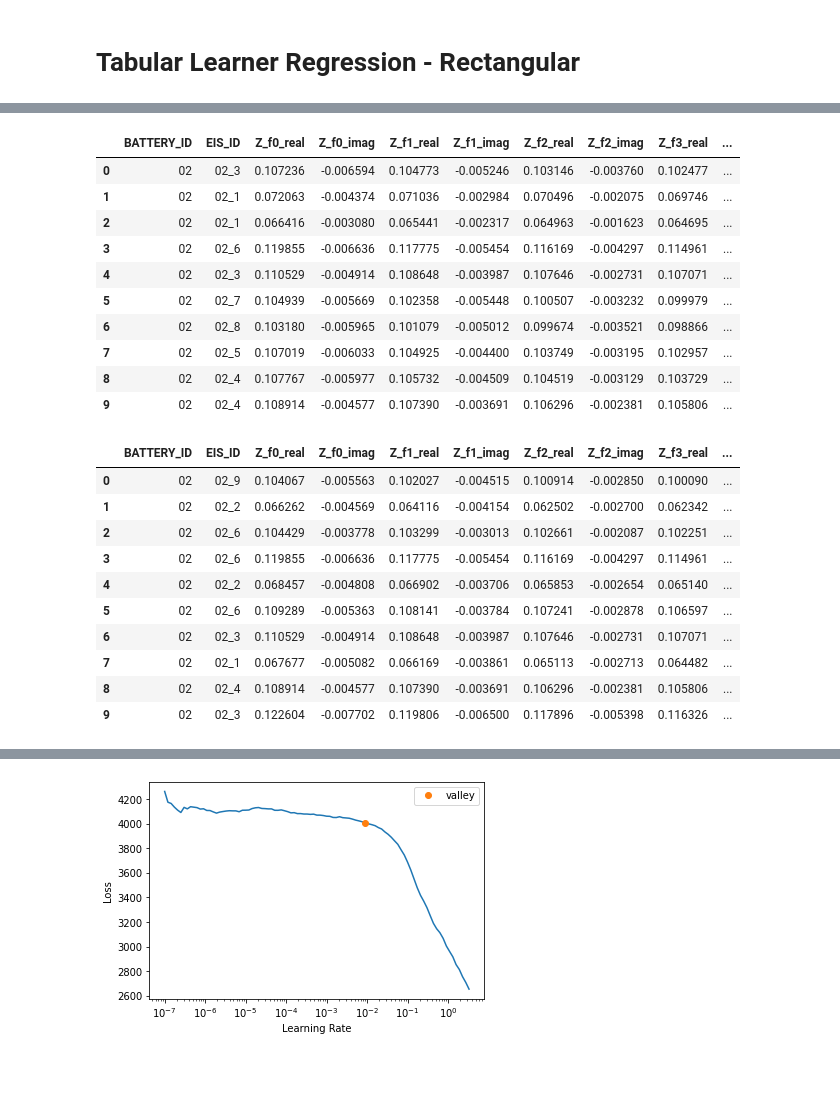
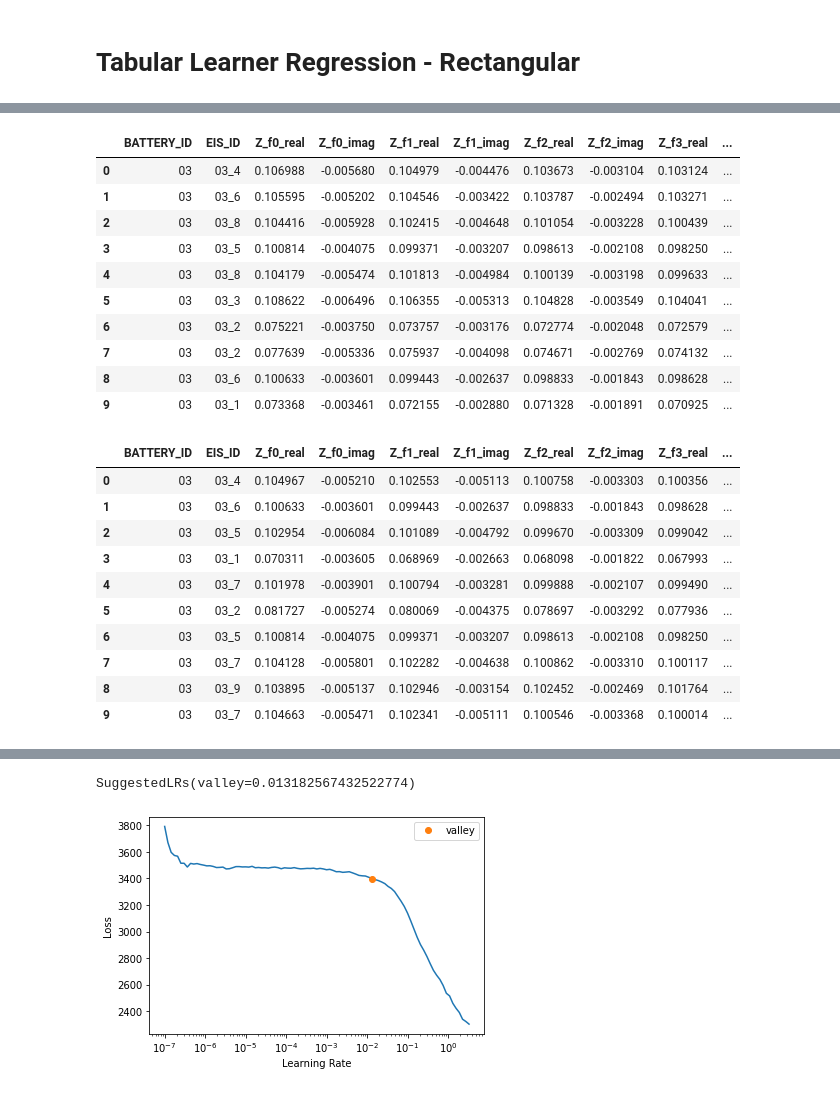
Before and after one commit to electrical-and-electronic-measurement/ml-4-measurement, a Jupyter notebook: notebooks/EIS_tabular_regression.ipynb, the cells around one changed output, grey strips where cells are left out. Drawn from its saved outputs; the diff is of its cells as text; code cells hidden in the pictures.

```diff
--- a/notebooks/EIS_tabular_regression.ipynb
+++ b/notebooks/EIS_tabular_regression.ipynb
@@ -41,5 +46,5 @@ config['DATASETS_DIR'] = config['ROOT_DIR']+"/datasets/EIS-vs-SOC-May2022"
 config['soc_list']=['100','090','080','070','060','050','040','030','020','010']
 
 # Data acquition file to load from dateset folder
-battery_list=["02_1","02_2","02_3","02_4","02_5","02_6","02_7","02_8","02_9"]
+battery_list=["03_1","03_2","03_3","03_4","03_5","03_6","03_7","03_8","03_9"]
 dataset,feature_col_names=load_soc_dataset(battery_list,config["soc_list"],config['DATASETS_DIR'])
@@ -72,7 +118,7 @@ for feat_name in feature_col_names:
 splits = RandomSplitter(valid_pct=0.2)(range_of(dataset_polar))
 # %%
 #Path / default location for saving/loading models
-path = '.models'
+path = '../models'
 
 #The dependent variable/target
 dep_var = 'SOC_float'
@@ -172,38 +271,40 @@ dls.show_batch()
 learn = tabular_learner(dls, layers=[300,200, 100, 50],metrics= rmse)
 # %% [output]
 |  | BATTERY_ID | EIS_ID | Z_f0_real | Z_f0_imag | Z_f1_real | Z_f1_imag | Z_f2_real | Z_f2_imag | Z_f3_real | ... |
-| 0 | 02 | 02_3 | 0.107236 | -0.006594 | 0.104773 | -0.005246 | 0.103146 | -0.003760 | 0.102477 | ... |
-| 1 | 02 | 02_1 | 0.072063 | -0.004374 | 0.071036 | -0.002984 | 0.070496 | -0.002075 | 0.069746 | ... |
-| 2 | 02 | 02_1 | 0.066416 | -0.003080 | 0.065441 | -0.002317 | 0.064963 | -0.001623 | 0.064695 | ... |
-| 3 | 02 | 02_6 | 0.119855 | -0.006636 | 0.117775 | -0.005454 | 0.116169 | -0.004297 | 0.114961 | ... |
-| 4 | 02 | 02_3 | 0.110529 | -0.004914 | 0.108648 | -0.003987 | 0.107646 | -0.002731 | 0.107071 | ... |
-| 5 | 02 | 02_7 | 0.104939 | -0.005669 | 0.102358 | -0.005448 | 0.100507 | -0.003232 | 0.099979 | ... |
-| 6 | 02 | 02_8 | 0.103180 | -0.005965 | 0.101079 | -0.005012 | 0.099674 | -0.003521 | 0.098866 | ... |
-| 7 | 02 | 02_5 | 0.107019 | -0.006033 | 0.104925 | -0.004400 | 0.103749 | -0.003195 | 0.102957 | ... |
-| 8 | 02 | 02_4 | 0.107767 | -0.005977 | 0.105732 | -0.004509 | 0.104519 | -0.003129 | 0.103729 | ... |
-| 9 | 02 | 02_4 | 0.108914 | -0.004577 | 0.107390 | -0.003691 | 0.106296 | -0.002381 | 0.105806 | ... |
+| 0 | 03 | 03_4 | 0.106988 | -0.005680 | 0.104979 | -0.004476 | 0.103673 | -0.003104 | 0.103124 | ... |
+| 1 | 03 | 03_6 | 0.105595 | -0.005202 | 0.104546 | -0.003422 | 0.103787 | -0.002494 | 0.103271 | ... |
+| 2 | 03 | 03_8 | 0.104416 | -0.005928 | 0.102415 | -0.004648 | 0.101054 | -0.003228 | 0.100439 | ... |
+| 3 | 03 | 03_5 | 0.100814 | -0.004075 | 0.099371 | -0.003207 | 0.098613 | -0.002108 | 0.098250 | ... |
+| 4 | 03 | 03_8 | 0.104179 | -0.005474 | 0.101813 | -0.004984 | 0.100139 | -0.003198 | 0.099633 | ... |
+| 5 | 03 | 03_3 | 0.108622 | -0.006496 | 0.106355 | -0.005313 | 0.104828 | -0.003549 | 0.104041 | ... |
+| 6 | 03 | 03_2 | 0.075221 | -0.003750 | 0.073757 | -0.003176 | 0.072774 | -0.002048 | 0.072579 | ... |
+| 7 | 03 | 03_2 | 0.077639 | -0.005336 | 0.075937 | -0.004098 | 0.074671 | -0.002769 | 0.074132 | ... |
+| 8 | 03 | 03_6 | 0.100633 | -0.003601 | 0.099443 | -0.002637 | 0.098833 | -0.001843 | 0.098628 | ... |
+| 9 | 03 | 03_1 | 0.073368 | -0.003461 | 0.072155 | -0.002880 | 0.071328 | -0.001891 | 0.070925 | ... |
 # %%
 dls = to.dataloaders(bs=64)
 dls.show_batch()
 # %% [output]
 |  | BATTERY_ID | EIS_ID | Z_f0_real | Z_f0_imag | Z_f1_real | Z_f1_imag | Z_f2_real | Z_f2_imag | Z_f3_real | ... |
-| 0 | 02 | 02_9 | 0.104067 | -0.005563 | 0.102027 | -0.004515 | 0.100914 | -0.002850 | 0.100090 | ... |
-| 1 | 02 | 02_2 | 0.066262 | -0.004569 | 0.064116 | -0.004154 | 0.062502 | -0.002700 | 0.062342 | ... |
-| 2 | 02 | 02_6 | 0.104429 | -0.003778 | 0.103299 | -0.003013 | 0.102661 | -0.002087 | 0.102251 | ... |
-| 3 | 02 | 02_6 | 0.119855 | -0.006636 | 0.117775 | -0.005454 | 0.116169 | -0.004297 | 0.114961 | ... |
-| 4 | 02 | 02_2 | 0.068457 | -0.004808 | 0.066902 | -0.003706 | 0.065853 | -0.002654 | 0.065140 | ... |
-| 5 | 02 | 02_6 | 0.109289 | -0.005363 | 0.108141 | -0.003784 | 0.107241 | -0.002878 | 0.106597 | ... |
-| 6 | 02 | 02_3 | 0.110529 | -0.004914 | 0.108648 | -0.003987 | 0.107646 | -0.002731 | 0.107071 | ... |
-| 7 | 02 | 02_1 | 0.067677 | -0.005082 | 0.066169 | -0.003861 | 0.065113 | -0.002713 | 0.064482 | ... |
-| 8 | 02 | 02_4 | 0.108914 | -0.004577 | 0.107390 | -0.003691 | 0.106296 | -0.002381 | 0.105806 | ... |
-| 9 | 02 | 02_3 | 0.122604 | -0.007702 | 0.119806 | -0.006500 | 0.117896 | -0.005398 | 0.116326 | ... |
+| 0 | 03 | 03_4 | 0.104967 | -0.005210 | 0.102553 | -0.005113 | 0.100758 | -0.003303 | 0.100356 | ... |
+| 1 | 03 | 03_6 | 0.100633 | -0.003601 | 0.099443 | -0.002637 | 0.098833 | -0.001843 | 0.098628 | ... |
+| 2 | 03 | 03_5 | 0.102954 | -0.006084 | 0.101089 | -0.004792 | 0.099670 | -0.003309 | 0.099042 | ... |
+| 3 | 03 | 03_1 | 0.070311 | -0.003605 | 0.068969 | -0.002663 | 0.068098 | -0.001822 | 0.067993 | ... |
+| 4 | 03 | 03_7 | 0.101978 | -0.003901 | 0.100794 | -0.003281 | 0.099888 | -0.002107 | 0.099490 | ... |
+| 5 | 03 | 03_2 | 0.081727 | -0.005274 | 0.080069 | -0.004375 | 0.078697 | -0.003292 | 0.077936 | ... |
+| 6 | 03 | 03_5 | 0.100814 | -0.004075 | 0.099371 | -0.003207 | 0.098613 | -0.002108 | 0.098250 | ... |
+| 7 | 03 | 03_7 | 0.104128 | -0.005801 | 0.102282 | -0.004638 | 0.100862 | -0.003310 | 0.100117 | ... |
+| 8 | 03 | 03_9 | 0.103895 | -0.005137 | 0.102946 | -0.003154 | 0.102452 | -0.002469 | 0.101764 | ... |
+| 9 | 03 | 03_7 | 0.104663 | -0.005471 | 0.102341 | -0.005111 | 0.100546 | -0.003368 | 0.100014 | ... |
 # %%
-learn = tabular_learner(dls, layers=[300,200, 100, 50],metrics= rmse)
+learn = tabular_learner(dls, layers=[300,200, 100, 50],metrics= rmse,path=path)
 # %%
 lr_value=learn.lr_find()
+lr_value
 # %% [output]
 [interactive output not drawn]
+SuggestedLRs(valley=0.013182567432522774)
-[figure, old version]
+[figure, new version]
 # %%
 learn.fit_one_cycle(250,0.045)
 # %% [output]
```
Also changed, not shown: parts of 20 cells of this notebook.
